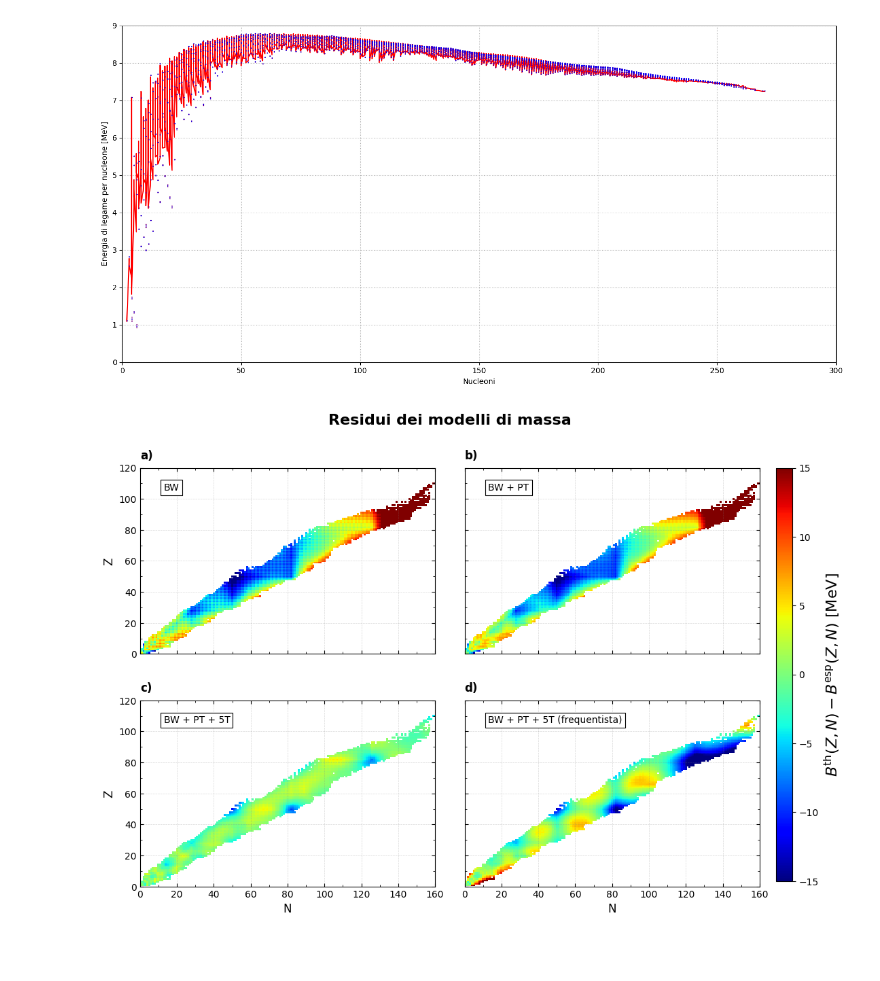
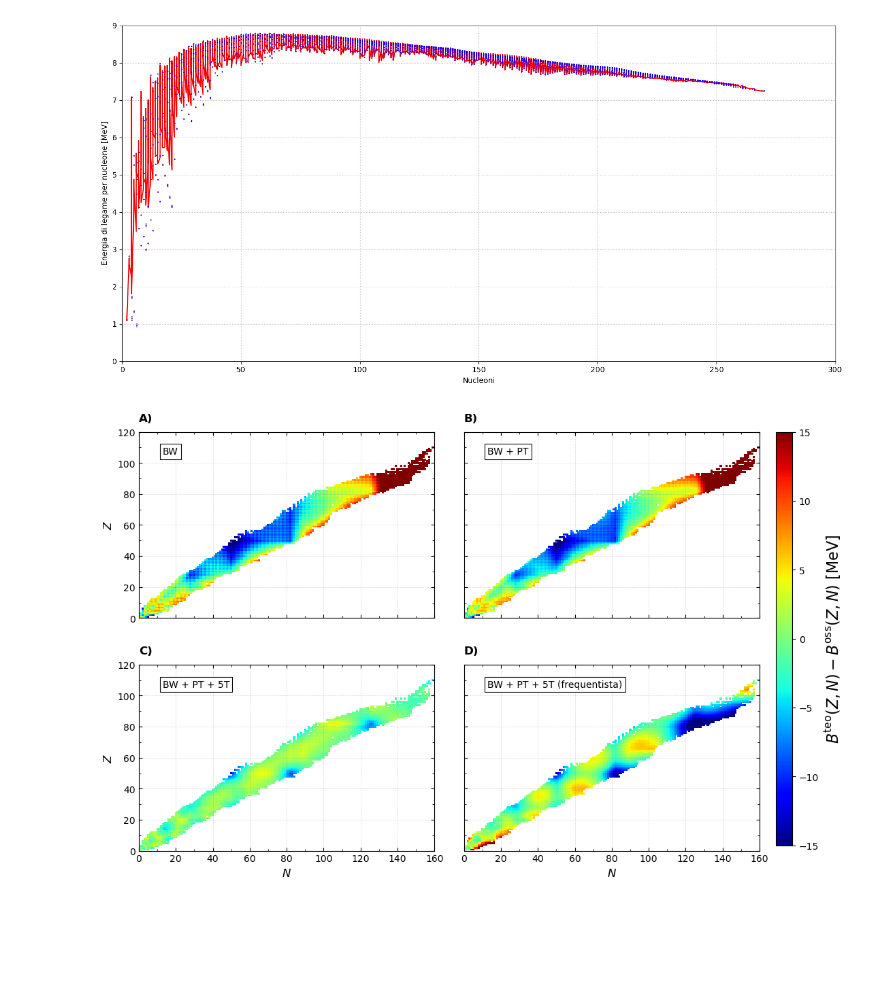
Before and after one commit to Lvetto/masse_nucleari, a Jupyter notebook: Esperienza_5.ipynb, the cells around one changed output. Cells and saved outputs as stored; diff of their text form; code cells hidden in the pictures.

```diff
--- a/Esperienza_5.ipynb
+++ b/Esperienza_5.ipynb
@@ -204,7 +221,7 @@ pairing /= A12
 
 
 # Aggiorniamo i bound:
-upper_bounds = np.array([50,   0,  0,   0, 50,  3], dtype=float)
+upper_bounds = np.array([50,   0,  0,   0, 50,  1], dtype=float)
 lower_bounds = np.array([ 0, -50, -5, -50,  0, -6], dtype=float)
 
 
@@ -275,7 +292,7 @@ Valore dell'evidenza: ln Z = 1717
 # %%
 # Grafichiamo il fit trovato:
 
-parameters_pair = result_pairing["posterior"]["mean"]
+parameters_pair = result_pairing["posterior"]["median"]
 inferred_model = parameters_pair[0] * A + parameters_pair[1] * A23 + parameters_pair[2] * ZZ + parameters_pair[3] * NZ + parameters_pair[4] * pairing
 inferred_model /= A
 
@@ -336,7 +353,7 @@ PP = P**2
 
 
 # Aggiorniamo i bound:
-upper_bounds = np.array([50,   0,  0,   0, 50,    0, 5, 100, 50,  0, 1,  3], dtype=float)
+upper_bounds = np.array([50,   0,  0,   0, 50,    0, 5, 100, 50,  0, 1,  1], dtype=float)
 lower_bounds = np.array([ 0, -50, -5, -50,  0, -100, 0,   0,  0, -5, 0, -6], dtype=float)
 # Per i segni dei nuovi parametri ci ispiriamo senza vergogna ai valori nominali del paper, tuttavia i prior li facciamo comunque belli larghi
 # perché si noterà una certa discrepanza tra i nostri risultati e quelli del paper.
@@ -416,7 +437,7 @@ Valore dell'evidenza: ln Z = 4467
 # %%
 # E per l'ultima volta grafichiamo:
 
-parameters_ext = result_extended["posterior"]["mean"]
+parameters_ext = result_extended["posterior"]["median"]
 inferred_model = parameters_ext[0] * A + parameters_ext[1] * A23 + parameters_ext[2] * ZZ + parameters_ext[3] * NZ + parameters_ext[4] * pairing
 inferred_model += parameters_ext[5] * NZ2 + parameters_ext[6] * ZW + parameters_ext[7] * NZ3 + parameters_ext[8] * A13
 inferred_model += parameters_ext[9] * P + parameters_ext[10] * PP
@@ -591,7 +612,7 @@ def calculate_BE(model_name):
 # Calcoliamo i residui delle BE totali (NON per nucleone):
 # vogliamo replicare i grafici del paper, sostanzialmente.
 model_names = ["BW", "BW + PT", "BW + PT + 5T", "BW + PT + 5T (frequentista)"]
-panel_names = ["a)", "b)", "c)", "d)"]
+panel_names = ["A)", "B)", "C)", "D)"]
 BE_exp = BE * A
 residuals_per_model = []
 
@@ -628,39 +649,39 @@ for i, (ax, name, panel, residuals) in enumerate(zip(axes.flat, model_names, pan
     )
 
     # Posiziono la lettera del pannello:
     ax.text(0.00, 1.10, panel, transform=ax.transAxes,
             va="top", fontweight="bold", fontsize=12)
 
     # Posiziono il nome del modello:
     ax.text(0.08, 0.92, name, transform=ax.transAxes, va="top", fontsize=10,
             bbox=dict(facecolor="white", edgecolor="black", boxstyle="square,pad=0.3", lw=0.8))
 
     ax.xaxis.set_major_locator(MultipleLocator(20))
     ax.xaxis.set_minor_locator(MultipleLocator(10))
     ax.yaxis.set_major_locator(MultipleLocator(20))
     ax.yaxis.set_minor_locator(MultipleLocator(10))
 
     ax.set_xlim(0, 160)
     ax.set_ylim(0, 120)
     ax.tick_params(which="both", direction="in", top=True, right=True)
     ax.grid(True, which="major", linestyle='--', linewidth=0.5, color="gray", alpha=0.3)
 
 
 # E fuori dal ciclo imposto gli assi in comune
 for ax in axes[-1, :]:
-    ax.set_xlabel("N", fontsize=12) # fontweight="bold"
+    ax.set_xlabel(r"$N$", fontsize=12) # fontweight="bold"
 for ax in axes[:, 0]:
-    ax.set_ylabel("Z", fontsize=12)
+    ax.set_ylabel(r"$Z$", fontsize=12)
 
 # e la colorbar
 cbar_ax = fig.add_axes([0.90, 0.12, 0.02, 0.76])
 cbar = fig.colorbar(plt.cm.ScalarMappable(norm=norm, cmap="jet"), cax=cbar_ax)
-cbar.set_label(r"$B^{\mathrm{th}}(Z,N) - B^{\mathrm{esp}}(Z,N) \ $[MeV]", fontsize=16) # fontweight="bold"
-fig.suptitle("Residui dei modelli di massa", fontsize=16, fontweight="bold")
-plt.savefig("Images/residuals_heatmap.png", dpi=300)
+cbar.set_label(r"$B^{\mathrm{teo}}(Z,N) - B^{\mathrm{oss}}(Z,N) \ $[MeV]", fontsize=16) # fontweight="bold"
+#fig.suptitle("Residui dei modelli di massa", fontsize=16, fontweight="bold")
+#plt.savefig("residuals_heatmap.pdf", format="pdf", dpi=300, bbox_inches="tight")
 plt.show()
 # %% [output]
-[figure, old version]
+[figure, new version]
 # %% [markdown]
 #
 # %% [markdown]
```
Also changed, not shown: parts of 14 cells of this notebook, 5 other files.
